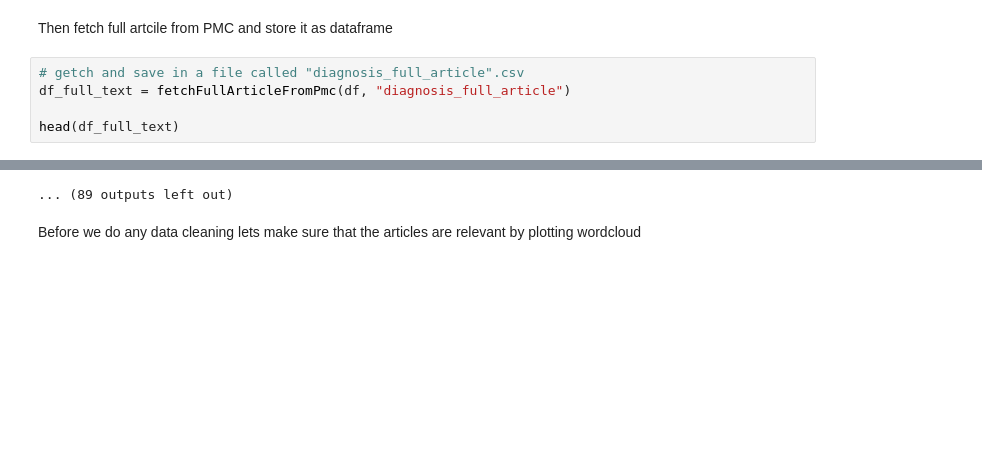
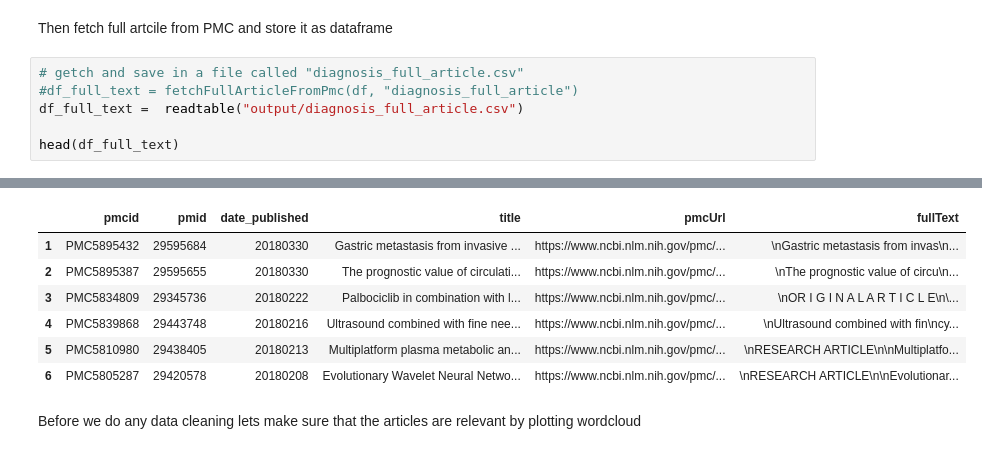
Before and after one commit to jmulloka/Breast-Cancer-Text-Mining, a Jupyter notebook: TextMiningJuliaMarkdown.ipynb, the cells around one changed output, grey strips where cells are left out. Drawn from its saved outputs; the diff is of its cells as text; blank space fills up the shorter version.

```diff
--- a/TextMiningJuliaMarkdown.ipynb
+++ b/TextMiningJuliaMarkdown.ipynb
@@ -57,8 +61,9 @@ df
 # %% [markdown]
 Then fetch full artcile from PMC and store it as dataframe
 # %%
-# getch and save in a file called "diagnosis_full_article".csv
-df_full_text = fetchFullArticleFromPmc(df, "diagnosis_full_article")
+# getch and save in a file called "diagnosis_full_article.csv"
+#df_full_text = fetchFullArticleFromPmc(df, "diagnosis_full_article")
+df_full_text =  readtable("output/diagnosis_full_article.csv")
 
 head(df_full_text)
 # %% [output]
@@ -79,4 +70,10 @@ downloading: PMC5755747
-... (89 outputs left out)
+|  | pmcid | pmid | date_published | title | pmcUrl | fullText |
+| 1 | PMC5895432 | 29595684 | 20180330 | Gastric metastasis from invasive ... | https://www.ncbi.nlm.nih.gov/pmc/... | \nGastric metastasis from invas\n... |
+| 2 | PMC5895387 | 29595655 | 20180330 | The prognostic value of circulati... | https://www.ncbi.nlm.nih.gov/pmc/... | \nThe prognostic value of circu\n... |
+| 3 | PMC5834809 | 29345736 | 20180222 | Palbociclib in combination with l... | https://www.ncbi.nlm.nih.gov/pmc/... | \nOR I G I N A L A R T I C L E\n\... |
+| 4 | PMC5839868 | 29443748 | 20180216 | Ultrasound combined with fine nee... | https://www.ncbi.nlm.nih.gov/pmc/... | \nUltrasound combined with ﬁn\ncy... |
+| 5 | PMC5810980 | 29438405 | 20180213 | Multiplatform plasma metabolic an... | https://www.ncbi.nlm.nih.gov/pmc/... | \nRESEARCH ARTICLE\n\nMultiplatfo... |
+| 6 | PMC5805287 | 29420578 | 20180208 | Evolutionary Wavelet Neural Netwo... | https://www.ncbi.nlm.nih.gov/pmc/... | \nRESEARCH ARTICLE\n\nEvolutionar... |
 # %% [markdown]
 Before we do any data cleaning lets make sure that the articles are relevant by plotting wordcloud
 # %%
```
Also changed, not shown: parts of 8 cells of this notebook, 1 other file.
